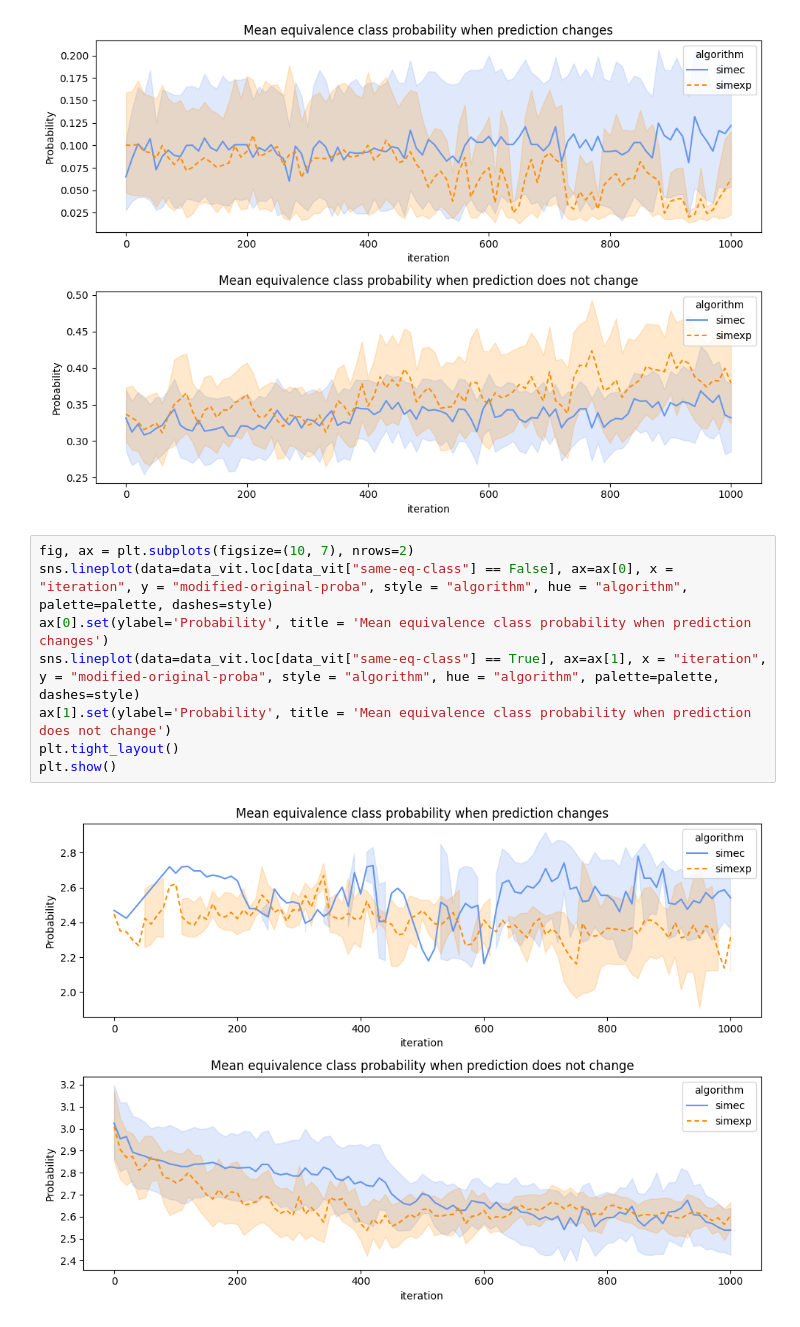
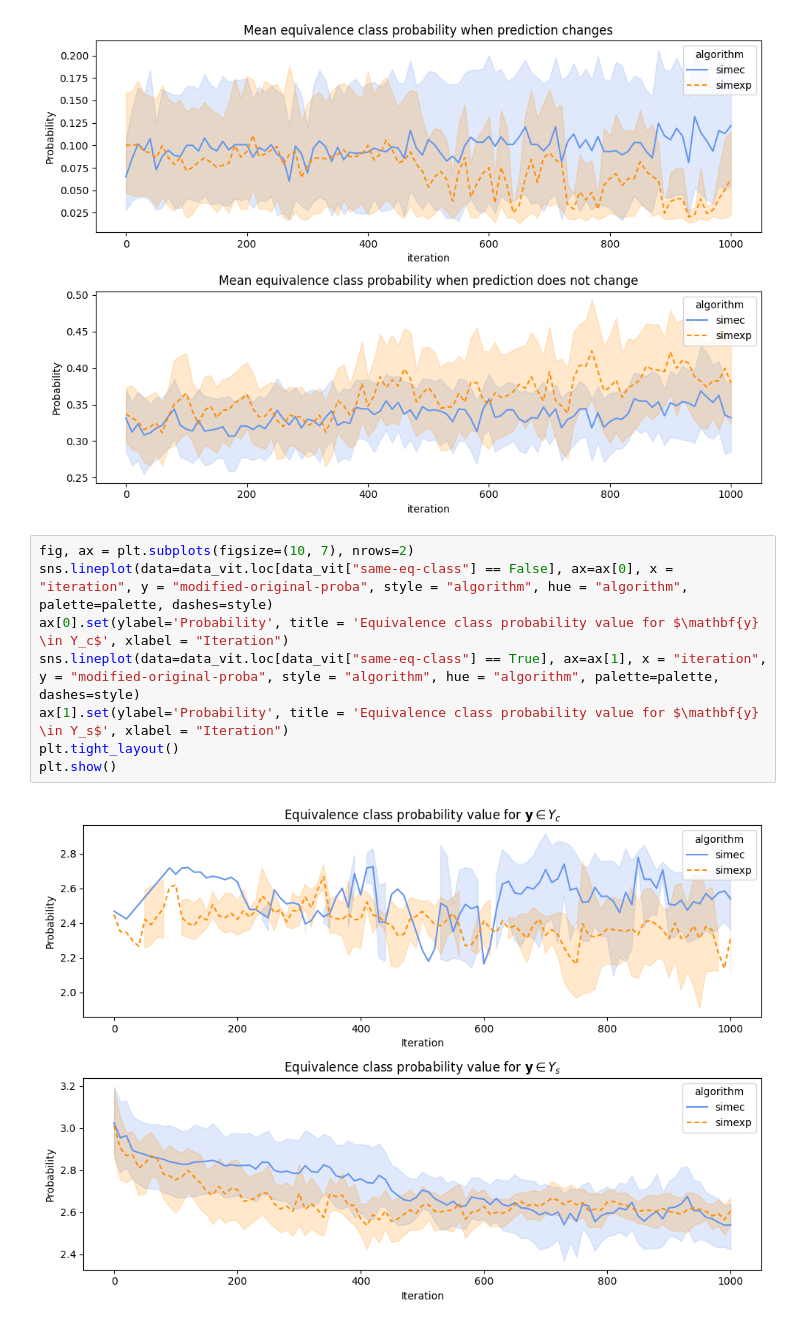
Before and after one commit to alessiomarta/transformers_equivalence_classes, a Jupyter notebook: analysis/pred_analysis.ipynb, the cells around one changed output. Cells and saved outputs as stored; diff of their text form.

```diff
--- a/analysis/pred_analysis.ipynb
+++ b/analysis/pred_analysis.ipynb
@@ -441,10 +441,10 @@ plt.show()
 # %%
 fig, ax = plt.subplots(figsize=(10, 7), nrows=2)
 sns.lineplot(data=data_vit.loc[data_vit["same-eq-class"] == False], ax=ax[0], x = "iteration", y = "modified-original-proba", style = "algorithm", hue = "algorithm", palette=palette, dashes=style)
-ax[0].set(ylabel='Probability', title = 'Mean equivalence class probability when prediction changes')
+ax[0].set(ylabel='Probability', title = 'Equivalence class probability value for $\mathbf{y} \in Y_c$', xlabel = "Iteration")
 sns.lineplot(data=data_vit.loc[data_vit["same-eq-class"] == True], ax=ax[1], x = "iteration", y = "modified-original-proba", style = "algorithm", hue = "algorithm", palette=palette, dashes=style)
-ax[1].set(ylabel='Probability', title = 'Mean equivalence class probability when prediction does not change')
+ax[1].set(ylabel='Probability', title = 'Equivalence class probability value for $\mathbf{y} \in Y_s$', xlabel = "Iteration")
 plt.tight_layout()
 plt.show()
 # %% [output]
-[figure, old version]
+[figure, new version]
```
Also changed, not shown: parts of 4 cells of this notebook, 13 other files.
